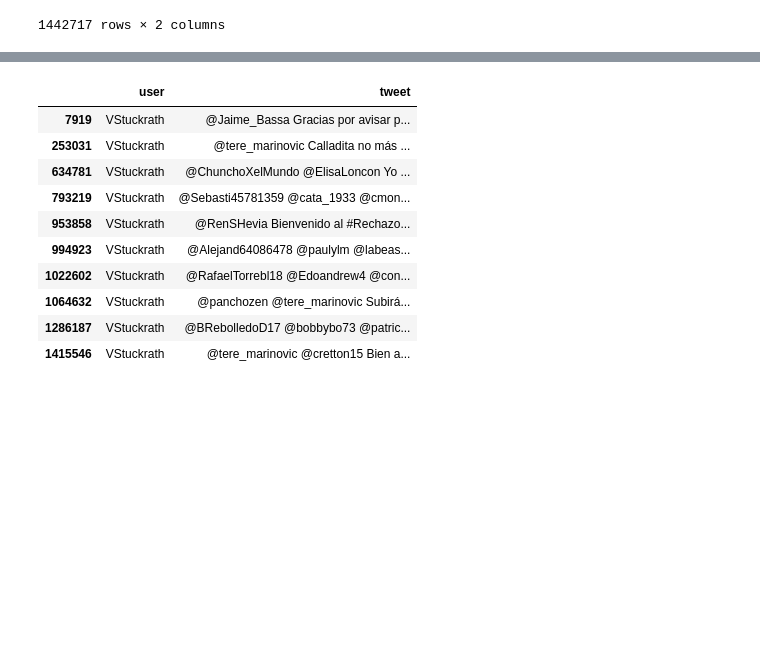
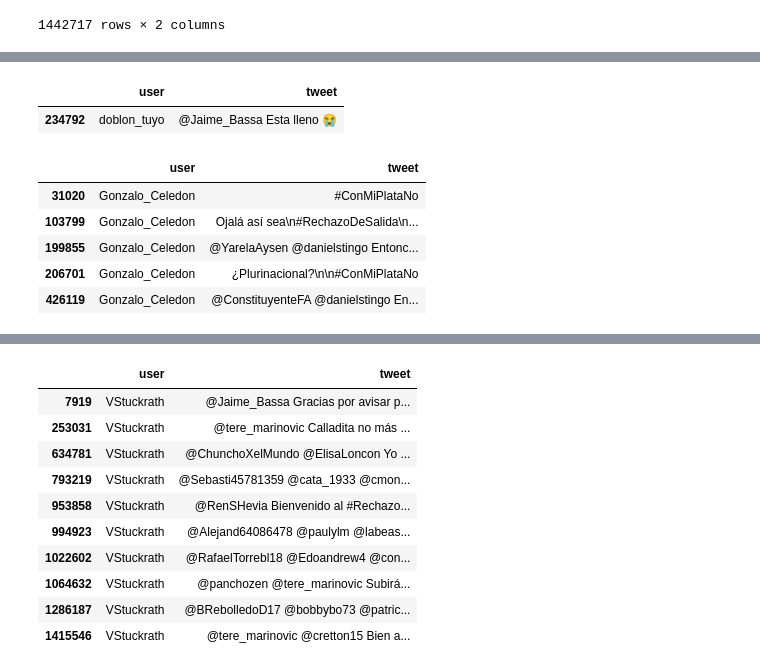
Before and after one commit to jicartagena/Tarea_1, a Jupyter notebook: prueba.ipynb, the cells around one changed output, grey strips where cells are left out. Cells and saved outputs as stored; diff of their text form; code cells hidden in the pictures; blank space fills up the shorter version.

```diff
--- a/prueba.ipynb
+++ b/prueba.ipynb
@@ -199,0 +281,14 @@ for user in tweet_shingles.keys():
+# %%
+final_tweets.loc[final_tweets['user'] == 'doblon_tuyo']
+# %% [output]
+|  | user | tweet |
+| 234792 | doblon_tuyo | @Jaime_Bassa Esta lleno 😭 |
+# %%
+final_tweets.loc[final_tweets['user'] == 'Gonzalo_Celedon']
+# %% [output]
+|  | user | tweet |
+| 31020 | Gonzalo_Celedon | #ConMiPlataNo |
+| 103799 | Gonzalo_Celedon | Ojalá así sea\n#RechazoDeSalida\n... |
+| 199855 | Gonzalo_Celedon | @YarelaAysen @danielstingo Entonc... |
+| 206701 | Gonzalo_Celedon | ¿Plurinacional?\n\n#ConMiPlataNo |
+| 426119 | Gonzalo_Celedon | @ConstituyenteFA @danielstingo En... |
```
Also changed, not shown: parts of 28 cells of this notebook.
